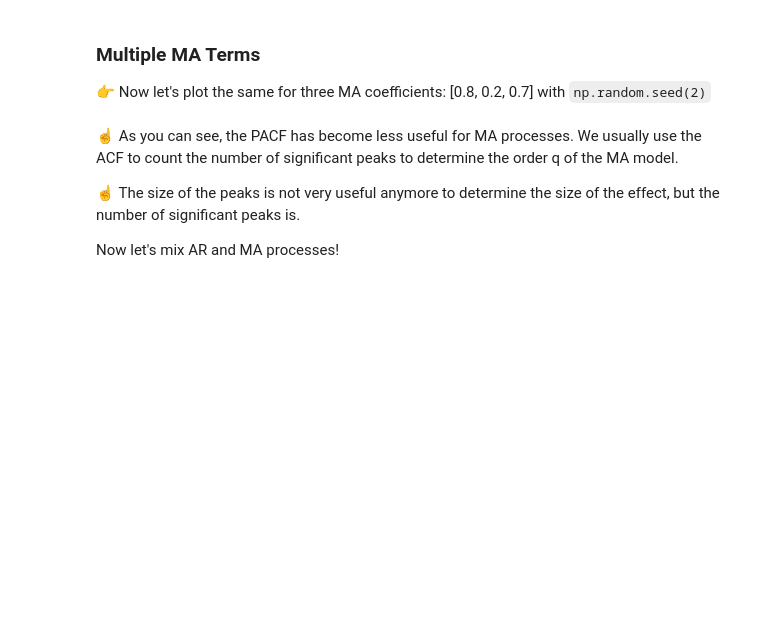
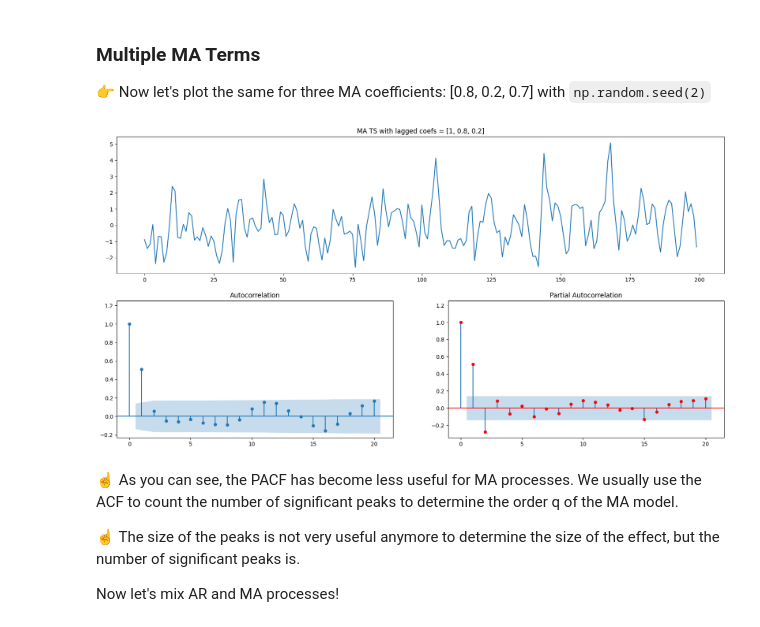
Before and after one commit to Flavien-Pictet/data-artificial-time-series, a Jupyter notebook: artificial_time_series.ipynb, the cells around one changed output. Drawn from its saved outputs; the diff is of its cells as text; code cells hidden in the pictures; blank space fills up the shorter version.

```diff
--- a/artificial_time_series.ipynb
+++ b/artificial_time_series.ipynb
@@ -384,3 +391,11 @@ The effect of the MA term does NOT propagate far into the future like for an AR
+# %%
+np.random.seed(2)
+
+theta = [0.8, 0.2]
+
+ma_process(coef_list=theta, n=n)
+# %% [output]
+[figure, added]
 # %% [markdown]
 ☝️ As you can see, the PACF has become less useful for MA processes. We usually use the ACF to count the number of significant peaks to determine the order q of the MA model.
 
```
Also changed, not shown: parts of 21 cells of this notebook.
